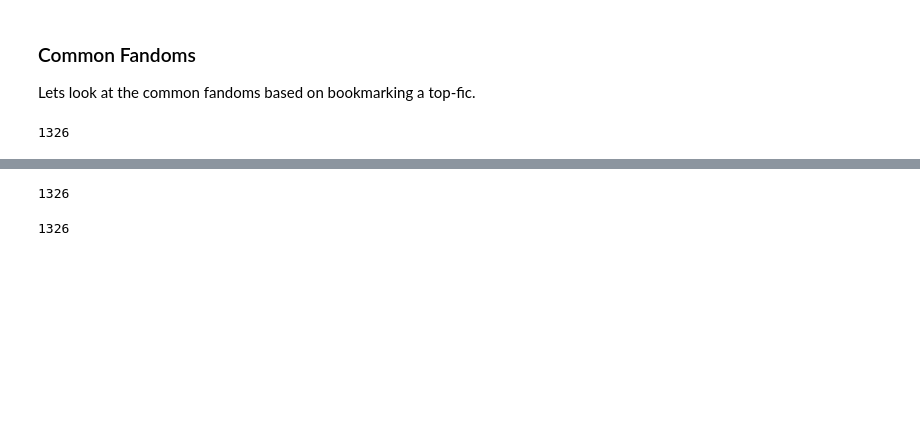
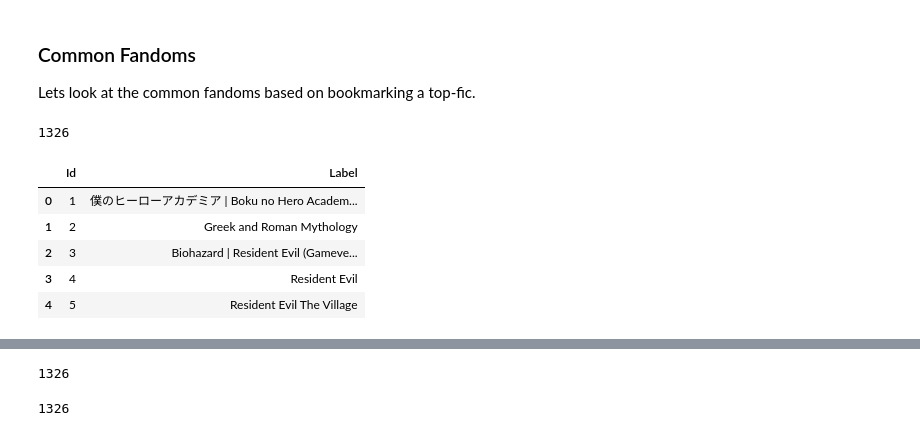
Before and after one commit to emedema/ao3-network-analysis, a Jupyter notebook: data_analysis/bookmarks_analysis.ipynb, the cells around one changed output, grey strips where cells are left out. Drawn from its saved outputs; the diff is of its cells as text; code cells hidden in the pictures; blank space fills up the shorter version.

```diff
--- a/data_analysis/bookmarks_analysis.ipynb
+++ b/data_analysis/bookmarks_analysis.ipynb
@@ -197,7 +190,14 @@ print(len(fandom_nodes))
 # %%
 fandom_nodes_df = pd.DataFrame(fandom_nodes, columns=["Id", "Label"])
 fandom_nodes_df.head()
-fandom_nodes_df.to_csv("nodes_and_edges/common_fandoms_nodes_reformatted.csv", index = False)
+#fandom_nodes_df.to_csv("nodes_and_edges/common_fandoms_nodes_reformatted.csv", index = False)
+# %% [output]
+|  | Id | Label |
+| 0 | 1 | 僕のヒーローアカデミア | Boku no Hero Academ... |
+| 1 | 2 | Greek and Roman Mythology |
+| 2 | 3 | Biohazard | Resident Evil (Gameve... |
+| 3 | 4 | Resident Evil |
+| 4 | 5 | Resident Evil The Village |
 # %%
 tf_users = topfic_bookmarks["users"].tolist()
 topfics = topfic_bookmarks["fandom"].tolist()
```
Also changed, not shown: parts of 7 cells of this notebook, 2 other files.
